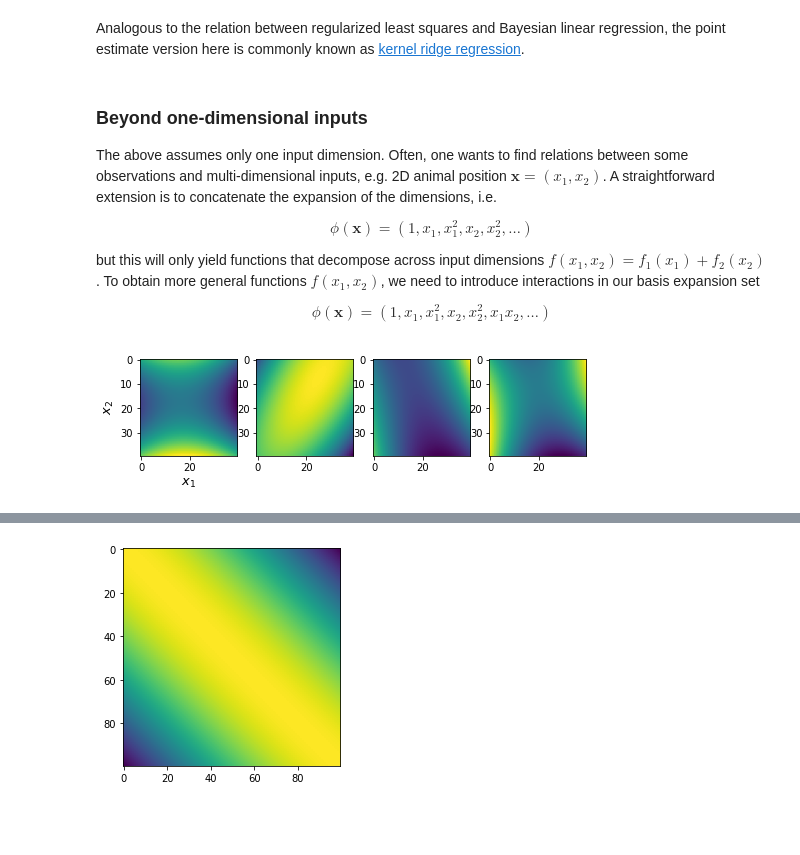
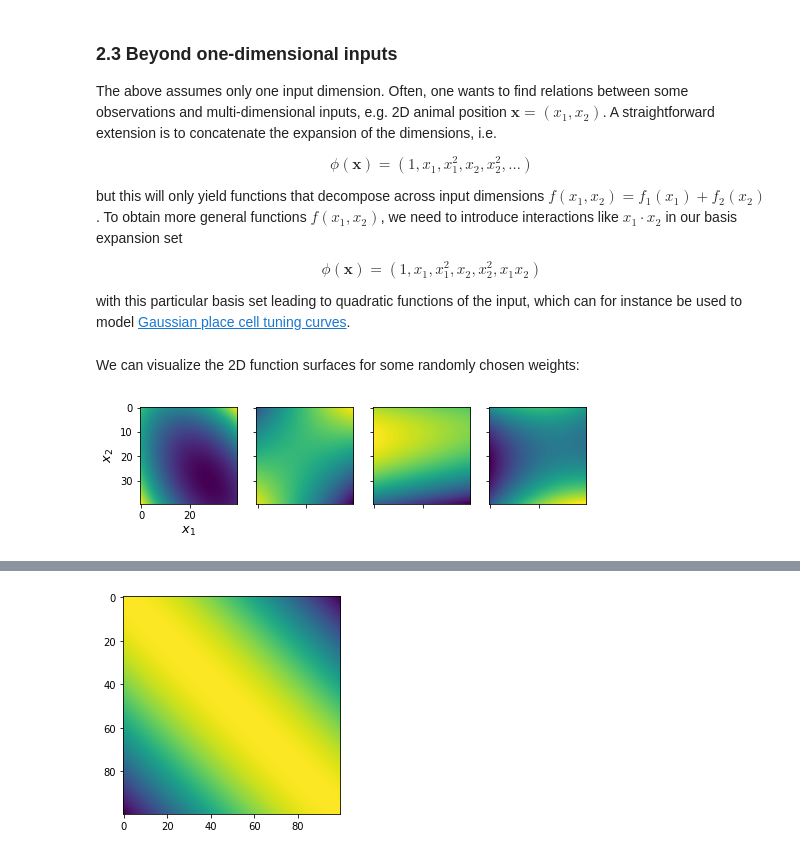
Before and after one commit to davindicode/cosyne-2023-generative-models, a Jupyter notebook: 1-regression.ipynb, the cells around one changed output, grey strips where cells are left out. Drawn from its saved outputs; the diff is of its cells as text; code cells hidden in the pictures; blank space fills up the shorter version.

```diff
--- a/1-regression.ipynb
+++ b/1-regression.ipynb
@@ -51,9 +63,9 @@ def func_nonlinear(x):
 # %%
 # generate data
-rng = np.random.default_rng(123)  # seed everything
+rng = np.random.default_rng(1234)  # seed everything
 
-N = 100
-N_test = 50
+N = 50
+N_test = 20
 
 x_data = 6 * rng.uniform(size=(N,)) - 3
 x_test = 6 * rng.uniform(size=(N_test,)) - 3
@@ -473,8 +298,6 @@ bbasis_regression_dict = {
-# %% [markdown]
-Analogous to the relation between regularized least squares and Bayesian linear regression, the point estimate version here is commonly known as [kernel ridge regression](https://web2.qatar.cmu.edu/~gdicaro/10315-Fall19/additional/welling-notes-on-kernel-ridge.pdf).
 # %% [markdown]
-<a id='basis_1d'></a>
-### Beyond one-dimensional inputs
+<a id='linear_1d'></a>
+### 2.3 Beyond one-dimensional inputs
 
 The above assumes only one input dimension. Often, one wants to find relations between some observations and multi-dimensional inputs, e.g. 2D animal position $\mathbf{x} = (x_1, x_2)$. A straightforward extension is to concatenate the expansion of the dimensions, i.e.
 
@@ -482,15 +305,19 @@ $$
 \phi(\mathbf{x}) = (1, x_1, x_1^2, x_2, x_2^2 , \ldots)
 $$
 
-but this will only yield functions that decompose across input dimensions $f(x_1, x_2) = f_1(x_1) + f_2(x_2)$. To obtain more general functions $f(x_1, x_2)$, we need to introduce interactions in our basis expansion set
+but this will only yield functions that decompose across input dimensions $f(x_1, x_2) = f_1(x_1) + f_2(x_2)$. To obtain more general functions $f(x_1, x_2)$, we need to introduce interactions like $x_1 \cdot x_2$ in our basis expansion set
 
 $$
-\phi(\mathbf{x}) = (1, x_1, x_1^2, x_2, x_2^2 , x_1 x_2 , \ldots)
+\phi(\mathbf{x}) = (1, x_1, x_1^2, x_2, x_2^2 , x_1 x_2 )
 $$
+
+with this particular basis set leading to quadratic functions of the input, which can for instance be used to model [Gaussian place cell tuning curves](https://www.jneurosci.org/content/18/18/7411).
 # %%
 def phi_2D_quad(x):
     x_1, x_2 = x[:, 0], x[:, 1]
     return jnp.stack([x_1**0, x_1**1, x_1**2, x_2**1, x_2**2, x_1 * x_2], axis=1)  # (N, dims)
+# %% [markdown]
+We can visualize the 2D function surfaces for some randomly chosen weights:
 # %%
 N_samps = 4
 
@@ -506,12 +333,15 @@ f_samps = f_samps.reshape(40, 40, N_samps)
 # %%
 fig, axes = plt.subplots(1, N_samps, figsize=(8, 4))
 
 axes[0].set_xlabel(r'$x_1$', fontsize=13)
 axes[0].set_ylabel(r'$x_2$', fontsize=13)
 
 for k in range(N_samps):
     axes[k].imshow(f_samps[..., k])
+    if k > 0:
+        axes[k].set_xticklabels([])
+        axes[k].set_yticklabels([])
 
 plt.show()
 # %% [output]
-[figure, old version]
+[figure, new version]
```
Also changed, not shown: parts of 103 cells of this notebook, 2 other files.
